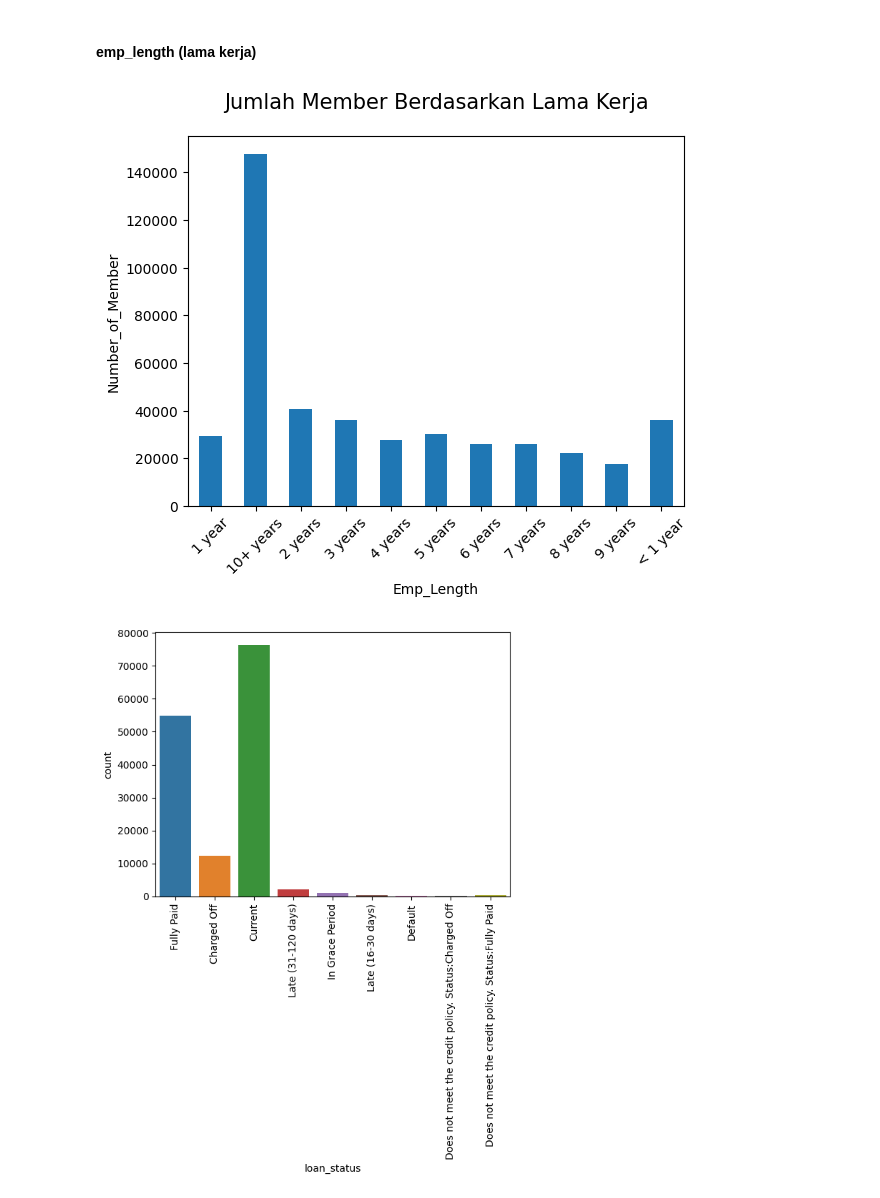
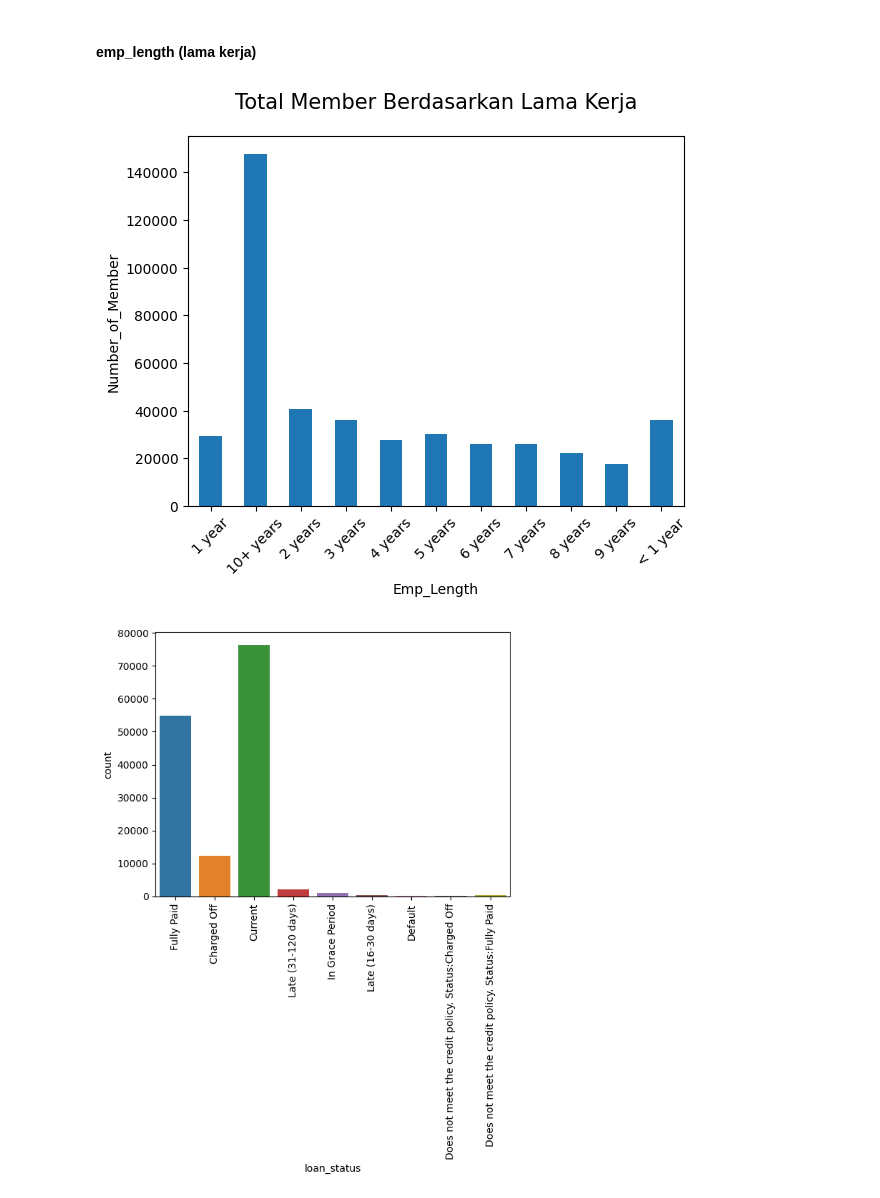
Before and after one commit to yurizza/credit-risk-prediction-classification, a Jupyter notebook: loan.ipynb, the cells around one changed output. Saved outputs shown, nothing was run; the diff lists cells and outputs as text; code cells hidden in the pictures.

```diff
--- a/loan.ipynb
+++ b/loan.ipynb
@@ -304,7 +315,7 @@ Karena kolom grade memiliki korelasi yang lebih tinggi terhadap kolom target mak
 # %%
 # Menghapus kolom multikolinearitas dengan kolom loan_amnt.
 # total_rev_hi_lim berkorelasi positif terhadap revol_bal. revol_bal dipertahankan karena tidak memiliki null value.
-df.drop(columns=['funded_amnt', 'funded_amnt_inv','installment','total_rev_hi_lim','total_acc','collection_recovery_fee','sub_grade'], inplace=True)
+df.drop(columns=['funded_amnt', 'funded_amnt_inv','installment','total_rev_hi_lim','total_acc','collection_recovery_fee','sub_grade','delinq_2yrs'], inplace=True)
 # %% [markdown]
 #### annual-income
 # %%
@@ -398,14 +411,15 @@ Member dengan pendapatan yang tinggi memungkinkan melakukan peminjaman yang ting
 # %% [markdown]
 #### emp_length (lama kerja)
 # %%
+# Plot total member pada masing-masing emp_length
 df.groupby('emp_length')['emp_length'].count().plot(kind='bar')
-plt.title('Jumlah Member Berdasarkan Lama Kerja', pad=20, fontsize=15)
+plt.title('Total Member Berdasarkan Lama Kerja', pad=20, fontsize=15)
 plt.ylabel('Number_of_Member')
 plt.xlabel('Emp_Length')
 plt.xticks(rotation=45)
 plt.show()
 # %% [output]
-[figure, old version]
+[figure, new version]
 # %%
 # Mengambil data emp_length 10+ years
 emp_lenth_10 = df[df['emp_length']=='10+ years']
```
Also changed, not shown: parts of 76 cells of this notebook.
